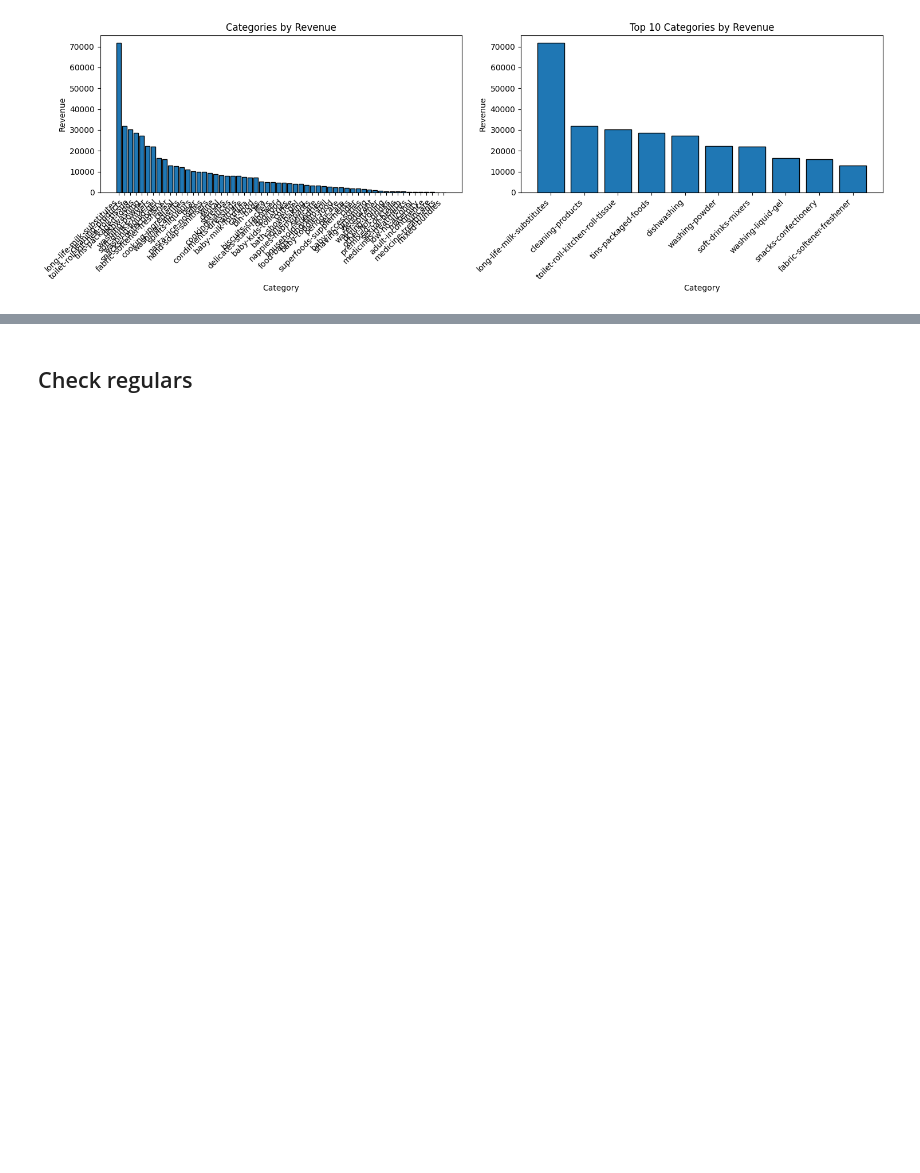
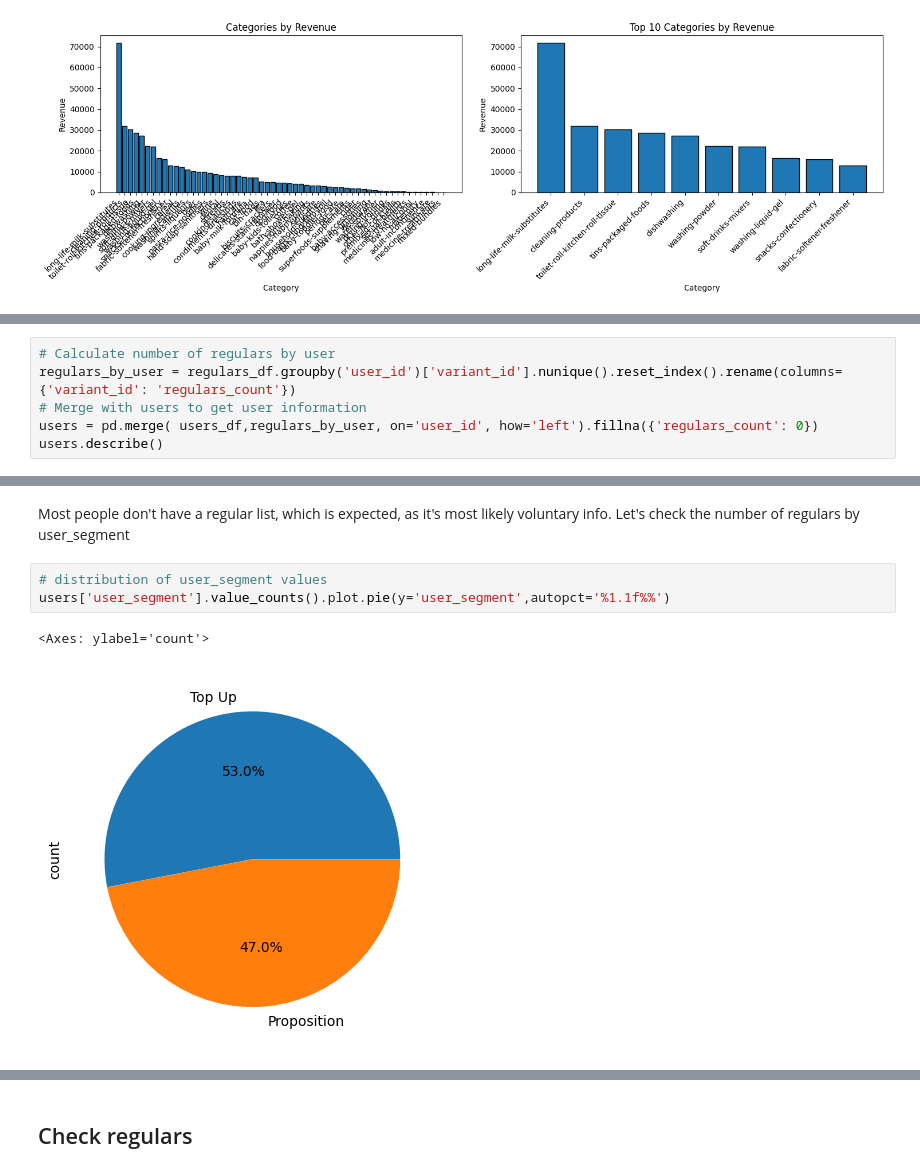
Before and after one commit to Alejandro-Andreo/zrive-ds, a Jupyter notebook: src/module_2/groceries_analysis.ipynb, the cells around one changed output, grey strips where cells are left out. Drawn from its saved outputs; the diff is of its cells as text; blank space fills up the shorter version.

```diff
--- a/src/module_2/groceries_analysis.ipynb
+++ b/src/module_2/groceries_analysis.ipynb
@@ -308,0 +343,6 @@ plt.show()
+# %%
+# Calculate number of regulars by user
+regulars_by_user = regulars_df.groupby('user_id')['variant_id'].nunique().reset_index().rename(columns={'variant_id': 'regulars_count'})
+# Merge with users to get user information
+users = pd.merge( users_df,regulars_by_user, on='user_id', how='left').fillna({'regulars_count': 0})
+users.describe()
@@ -308,0 +359,8 @@ plt.show()
+# %% [markdown]
+Most people don't have a regular list, which is expected, as it's most likely voluntary info. Let's check the number of regulars by user_segment
+# %%
+# distribution of user_segment values
+users['user_segment'].value_counts().plot.pie(y='user_segment',autopct='%1.1f%%')
+# %% [output]
+<Axes: ylabel='count'>
+[figure, added]
```
Also changed, not shown: parts of 40 cells of this notebook, 3 other files.
